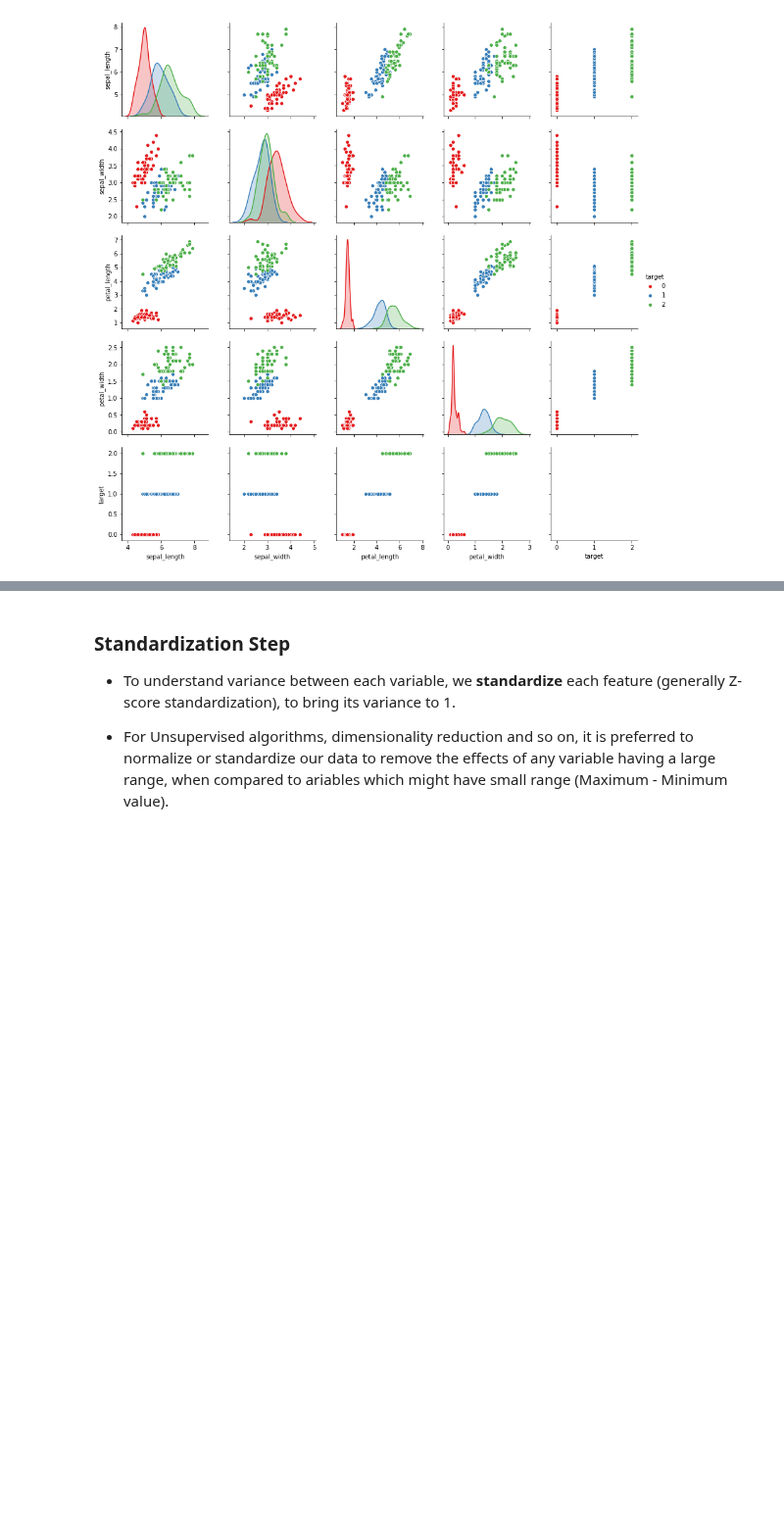
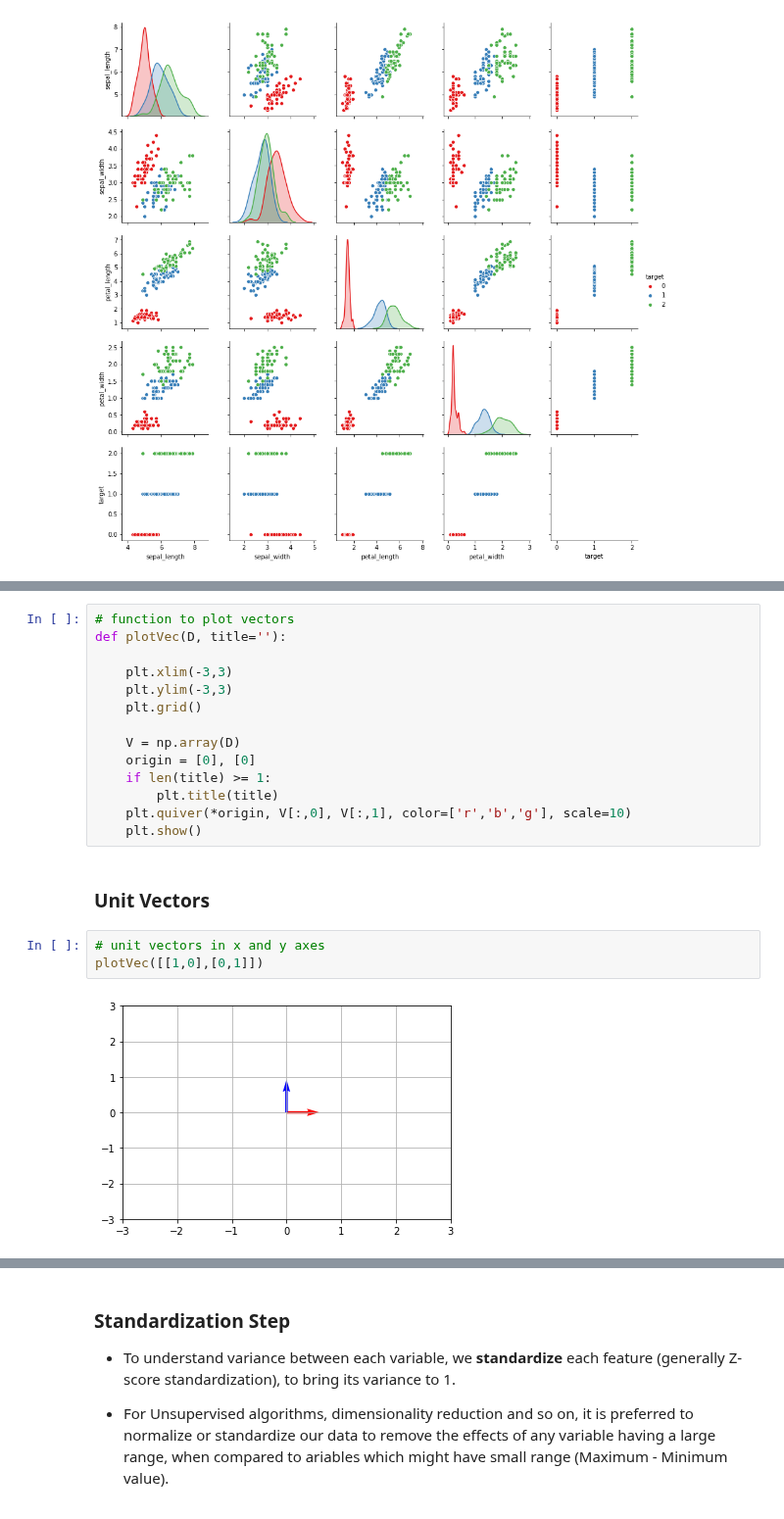
Before and after one commit to AdiVarma27/AdiVarma27.github.io, a Jupyter notebook: _jupyter/2019-04-27-PCA & Kernels, Swiss Army Knife of Data-Wrangling.ipynb, the cells around one changed output, grey strips where cells are left out. Shown at 98% size. Cells and saved outputs as stored; diff of their text form; blank space fills up the shorter version.

```diff
--- a/_jupyter/2019-04-27-PCA & Kernels, Swiss Army Knife of Data-Wrangling.ipynb
+++ b/_jupyter/2019-04-27-PCA & Kernels, Swiss Army Knife of Data-Wrangling.ipynb
@@ -69,0 +85,21 @@ sns.pairplot(df_iris, hue='target', palette='Set1')
+# %%
+# function to plot vectors
+def plotVec(D, title=''):
+
+    plt.xlim(-3,3)
+    plt.ylim(-3,3)
+    plt.grid()
+
+    V = np.array(D)
+    origin = [0], [0]
+    if len(title) >= 1:
+        plt.title(title)
+    plt.quiver(*origin, V[:,0], V[:,1], color=['r','b','g'], scale=10)
+    plt.show()
+# %% [markdown]
+### Unit Vectors
+# %%
+# unit vectors in x and y axes
+plotVec([[1,0],[0,1]])
+# %% [output]
+[figure, added]
```
Also changed, not shown: parts of 14 cells of this notebook.
